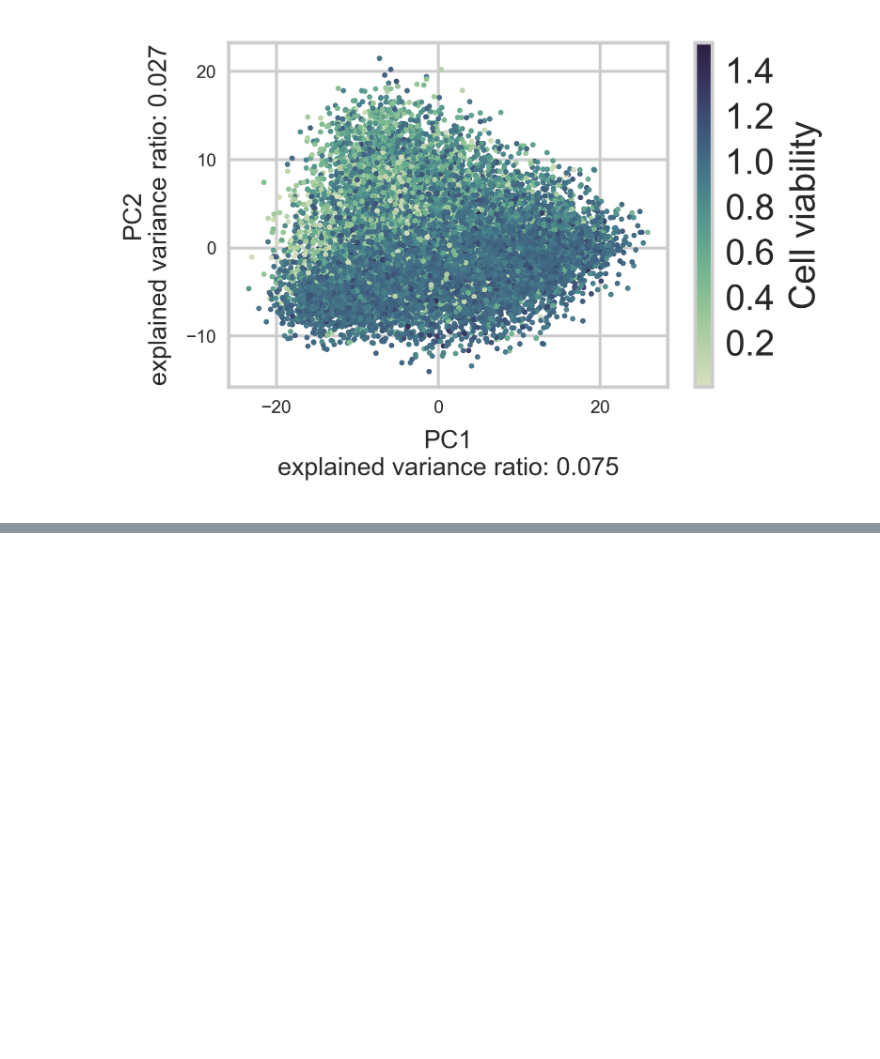
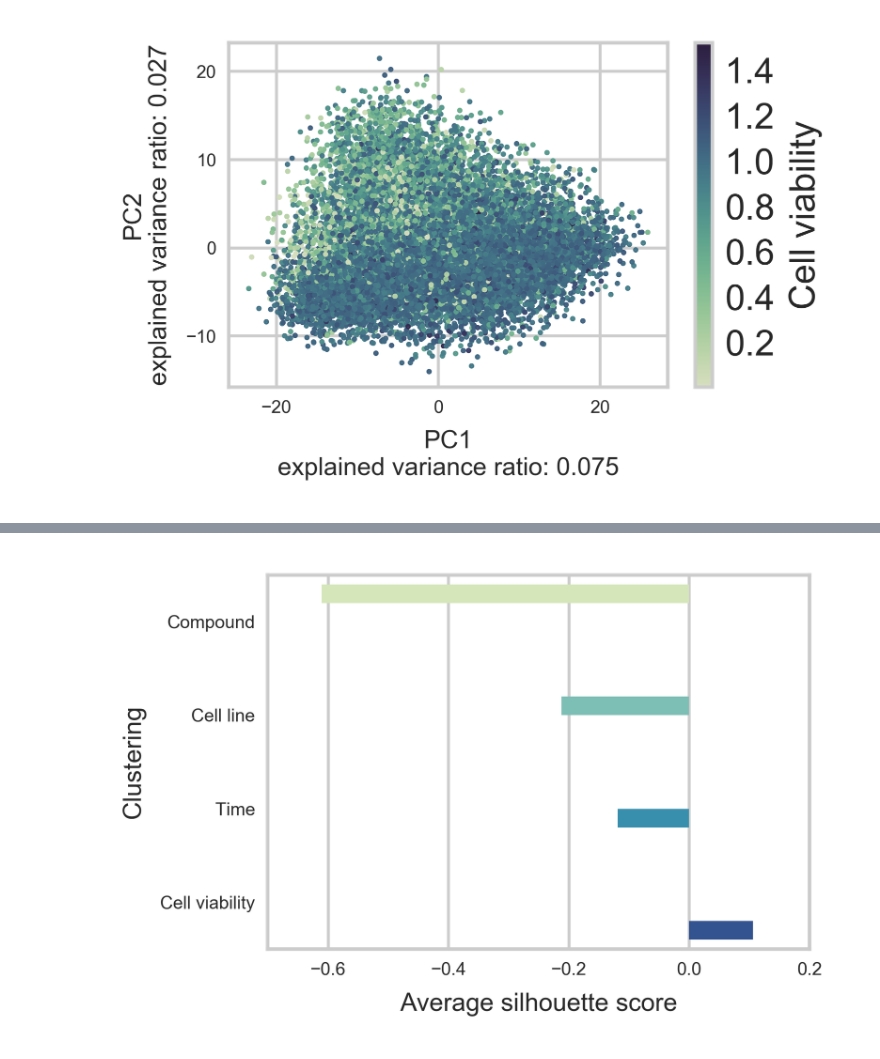
Before and after one commit to bence-szalai/Cell-death-signatures, a Jupyter notebook: code/cell_death_7_additional.ipynb, the cells around one changed output, grey strips where cells are left out. Cells and saved outputs as stored; diff of their text form; code cells hidden in the pictures; blank space fills up the shorter version.

Commit message:
clustering completed

```diff
--- a/code/cell_death_7_additional.ipynb
+++ b/code/cell_death_7_additional.ipynb
@@ -99,0 +109,28 @@ Spearman Rho with Y: SpearmanrResult(correlation=-0.28439708301171152, pvalue=0.
+# %%
+sig_clustering=sig_info.loc[:,['pert_id','cell_id','bin_viability','pert_itime']].copy()
+sig_clustering['PC1']=sig_data.iloc[:,0]
+sig_clustering['PC2']=sig_data.iloc[:,1]
+sns.set_palette('YlGnBu',4)
+clustering_results=pd.DataFrame(index=range(4),columns=['Clustering',
+                                                        'Clustering\nbased on','Average silhouette'])
+clustering_results.loc[0,:]=['Compound','Compound',
+                             silhouette_score(sig_clustering.loc[:,['PC1','PC2']],sig_clustering['pert_id'])]
+clustering_results.loc[1,:]=['Cell line','Cell line',
+                             silhouette_score(sig_clustering.loc[:,['PC1','PC2']],sig_clustering['cell_id'])]
+clustering_results.loc[2,:]=['Time','Time',
+                             silhouette_score(sig_clustering.loc[:,['PC1','PC2']],sig_clustering['pert_itime'])]
+clustering_results.loc[3,:]=['Cell viability','Cell viability',
+                             silhouette_score(sig_clustering.loc[:,['PC1','PC2']],sig_clustering['bin_viability'])]
+plt.figure(dpi=600,figsize=(3.0,2.0))
+sns.barplot(x='Average silhouette',y='Clustering',hue='Clustering\nbased on',
+            data=clustering_results)
+plt.xlim(-0.7,0.2)
+plt.xticks(size=5)
+plt.yticks(size=5)
+plt.legend([])
+plt.xlabel('Average silhouette score',size=7)
+plt.ylabel('Clustering',size=7)
+plt.tight_layout()
+plt.savefig('../figures/raw/tsne_silhouette.pdf')
+# %% [output]
+[figure, added]
```
Also changed, not shown: parts of 5 cells of this notebook, 3 other files.
